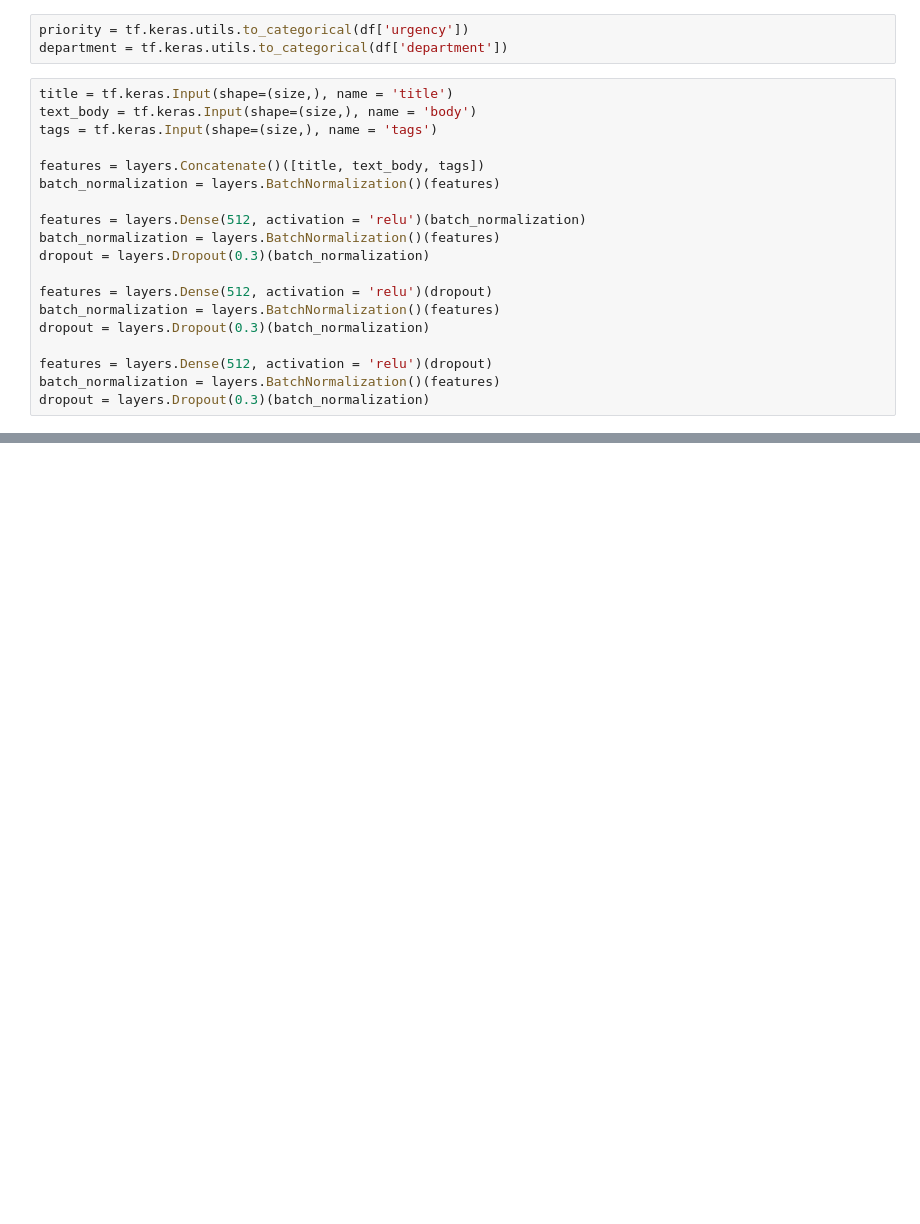
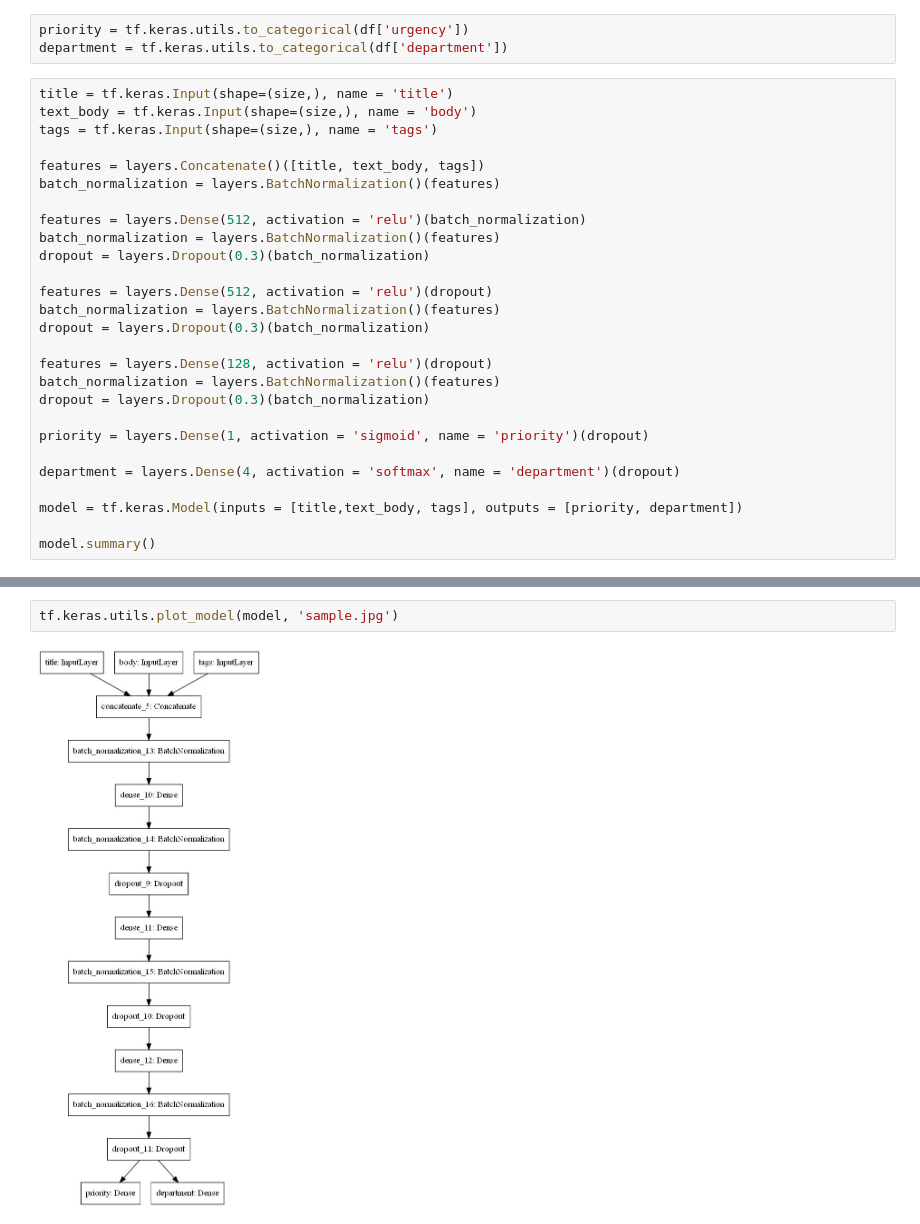
Before and after one commit to kshirsagarsiddharth/resnet_and_functional_api, a Jupyter notebook: ticket_data_eda.ipynb, the cells around one changed output, grey strips where cells are left out. Drawn from its saved outputs; the diff is of its cells as text; blank space fills up the shorter version.

Commit message:
model is prepared

```diff
--- a/ticket_data_eda.ipynb
+++ b/ticket_data_eda.ipynb
@@ -169,6 +169,14 @@ features = layers.Dense(512, activation = 'relu')(dropout)
 batch_normalization = layers.BatchNormalization()(features)
 dropout = layers.Dropout(0.3)(batch_normalization)
 
-features = layers.Dense(512, activation = 'relu')(dropout)
+features = layers.Dense(128, activation = 'relu')(dropout)
 batch_normalization = layers.BatchNormalization()(features)
 dropout = layers.Dropout(0.3)(batch_normalization)
+
+priority = layers.Dense(1, activation = 'sigmoid', name = 'priority')(dropout)
+
+department = layers.Dense(4, activation = 'softmax', name = 'department')(dropout)
+
+model = tf.keras.Model(inputs = [title,text_body, tags], outputs = [priority, department])
+
+model.summary()
@@ -174,0 +201,4 @@ dropout = layers.Dropout(0.3)(batch_normalization)
+# %%
+tf.keras.utils.plot_model(model, 'sample.jpg')
+# %% [output]
+[figure, added]
```
Also changed, not shown: parts of 1 cell of this notebook.
